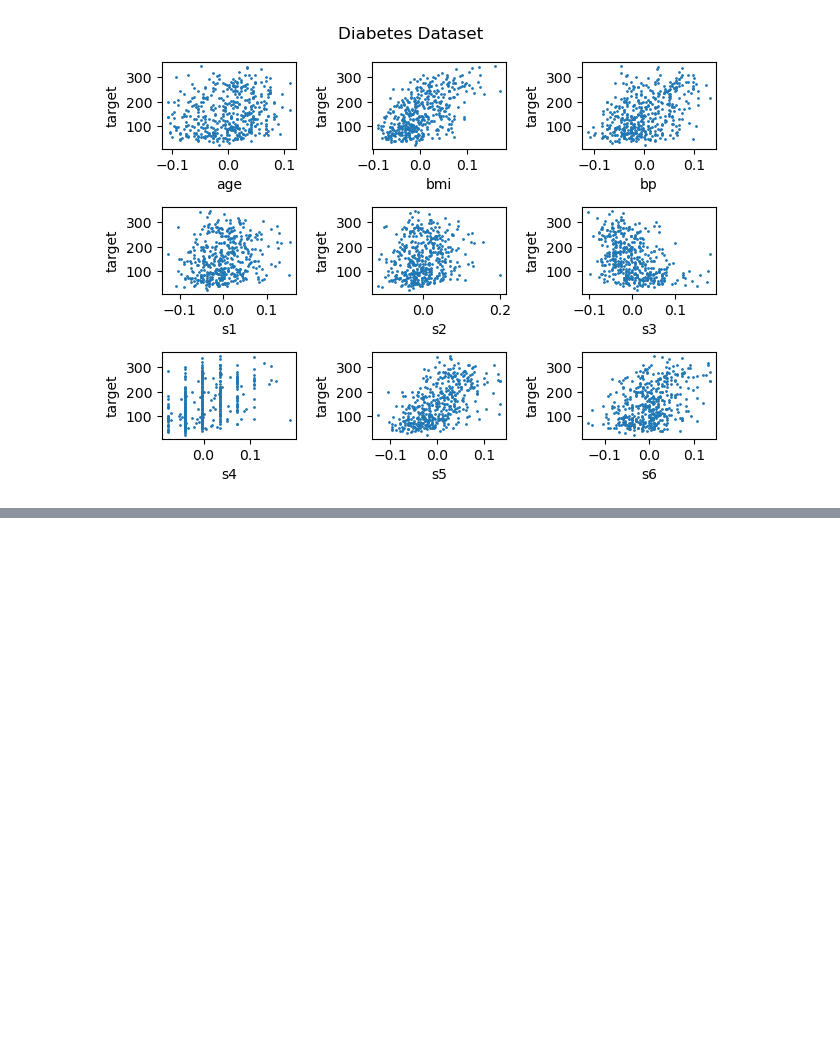
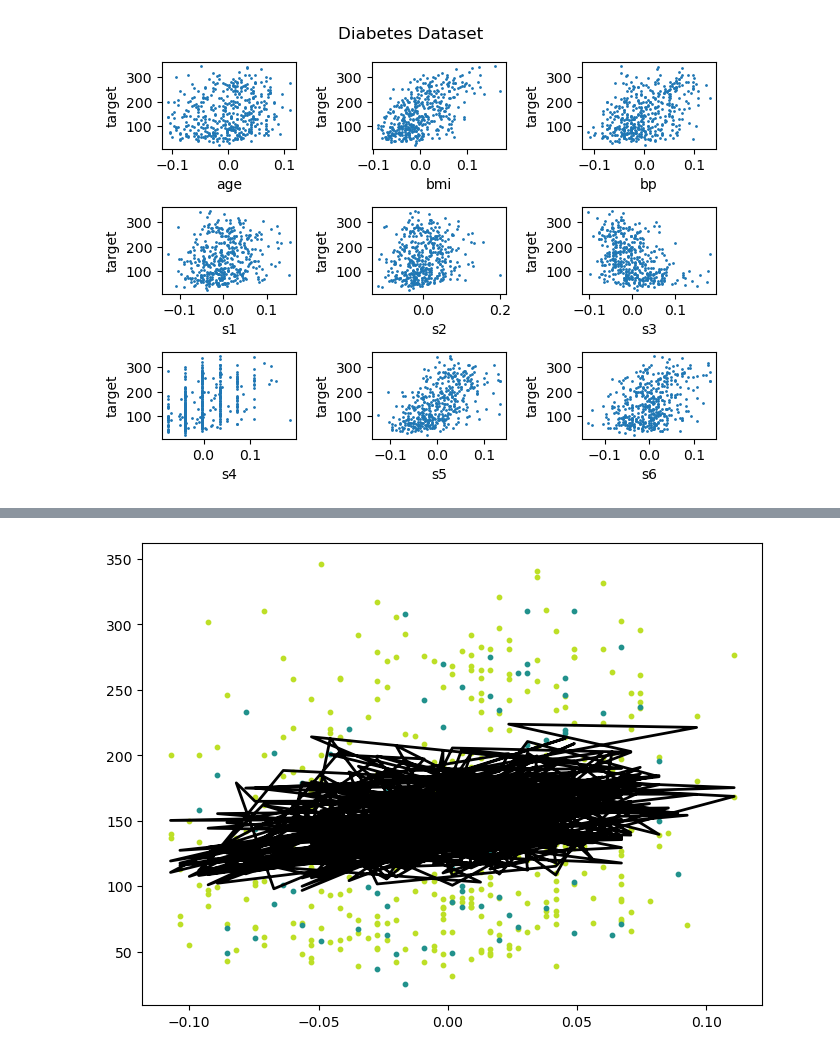
Before and after one commit to arianaira/ML-Course, a Jupyter notebook: linearRegression-diabetes.ipynb, the cells around one changed output, grey strips where cells are left out. Cells and saved outputs as stored; diff of their text form; code cells hidden in the pictures; blank space fills up the shorter version.

```diff
--- a/linearRegression-diabetes.ipynb
+++ b/linearRegression-diabetes.ipynb
@@ -14,5 +18,3 @@ dict_keys(['data', 'target', 'frame', 'DESCR', 'feature_names', 'data_filename',
 diabetes.data.shape
 # %% [output]
 (442, 10)
-# %%
-diabetes = load_diabetes(as_frame=True)
@@ -57,7 +35,7 @@ plt.show()
 [figure]
 # %%
 def fit(X, y, lr=0.1, bias=0):
-    samples, features = diabetes.data.shape
+    samples, features = X.shape
     weights = np.zeros(features)
     weights, bias = gradient_descent(X, y, weights, samples)
     return weights, bias
@@ -81,6 +80,9 @@ X, y = load_diabetes(return_X_y=True)
 # %%
-X_train = X[:-20]
-X_test = X[-20:]
+# X_train = X[:-20]
+# X_test = X[-20:]
 
-y_train = y[:-20]
-y_test = y[-20:]
+# y_train = y[:-20]
+# y_test = y[-20:]
+from sklearn.model_selection import train_test_split
+X_train, X_test, y_train, y_test = train_test_split(X, y, test_size=0.2, random_state=1234)
+X_train
@@ -89,0 +130,10 @@ y_pred = predict(X_test, weights, bias)
+# %%
+y_pred_line = predict(X, weights, bias)
+cmap = plt.get_cmap('viridis')
+fig = plt.figure(figsize=(8,6))
+m1 = plt.scatter(X_train[:, 0], y_train, color=cmap(0.9), s=10)
+m2 = plt.scatter(X_test[:, 0], y_test, color=cmap(0.5), s=10)
+plt.plot(X[:, 0], y_pred_line, color='black', linewidth=2, label='Prediction')
+plt.show()
+# %% [output]
+[figure, added]
```
Also changed, not shown: parts of 19 cells of this notebook.
